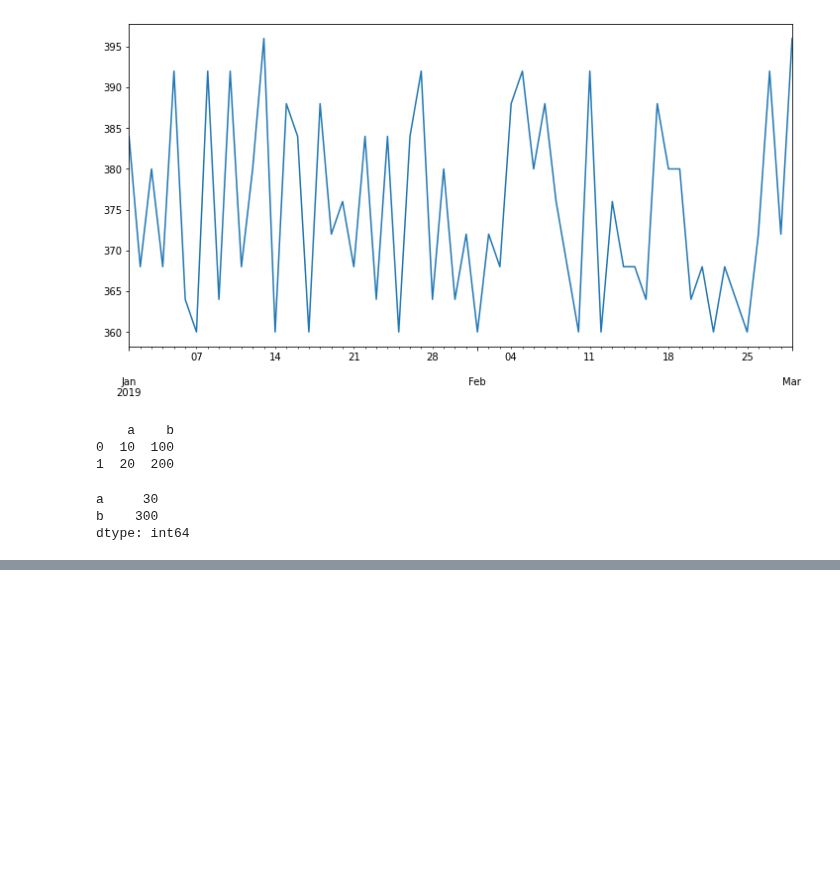
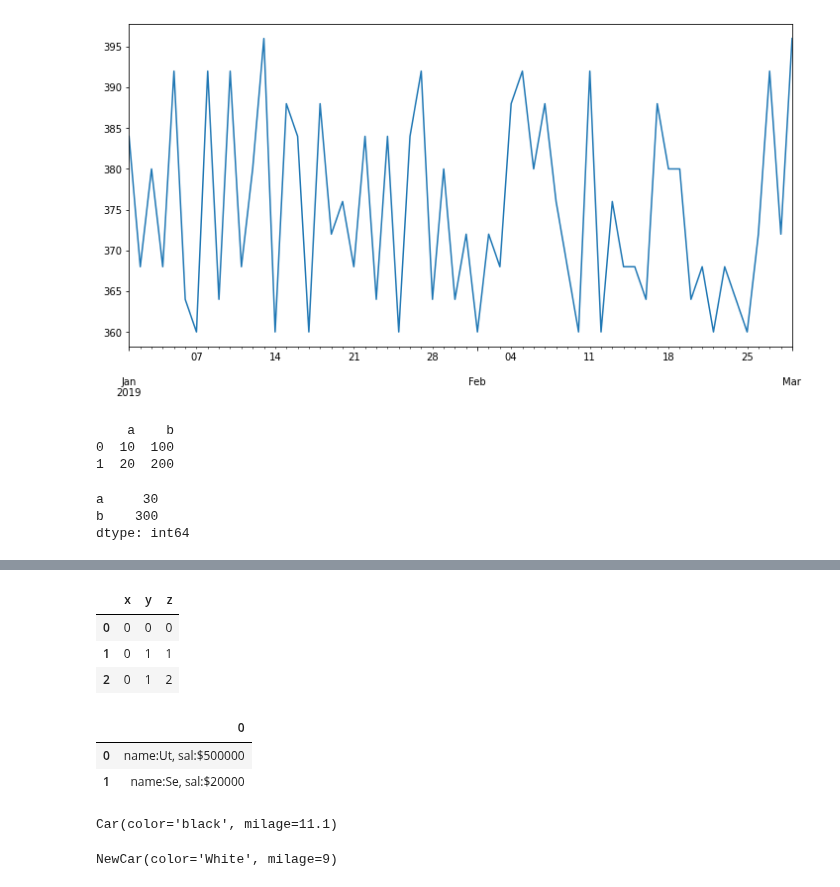
Before and after one commit to UtsavParashar/PythonProblems, a Jupyter notebook: PandasOffDoc.ipynb, the cells around one changed output, grey strips where cells are left out. Cells and saved outputs as stored; diff of their text form; code cells hidden in the pictures; blank space fills up the shorter version.

```diff
--- a/PandasOffDoc.ipynb
+++ b/PandasOffDoc.ipynb
@@ -1760,0 +1910,41 @@ np.con*?
+# %%
+Point = namedtuple('Point3D', 'x y z')
+DataFrame([Point(0,0,0), Point(0,1,1), Point(0,1,2)])
+# %% [output]
+|  | x | y | z |
+| 0 | 0 | 0 | 0 |
+| 1 | 0 | 1 | 1 |
+| 2 | 0 | 1 | 2 |
+# %%
+import ast
+class T:
+    def __init__(self, name, salary):
+        self.name = name
+        self.salary = salary
+    def __repr__(self):
+        return f'name:{self.name}, sal:{self.salary}'
+
+DataFrame([T('Ut', '$500000'), T('Se', '$20000')])
+# %% [output]
+|  | 0 |
+| 0 | name:Ut, sal:$500000 |
+| 1 | name:Se, sal:$20000 |
+# %%
+from dataclasses import dataclass
+from typing import Any
+@dataclass
+class Car:
+    color:str
+    milage: Any # If you don't want to specify datatype that is completely fine
+
+audi = Car('black', 11.1)
+audi
+# %% [output]
+Car(color='black', milage=11.1)
+# %%
+from dataclasses import make_dataclass
+NewCar = make_dataclass('NewCar', ['color', 'milage'])
+benz = NewCar('White', 9)
+benz
+# %% [output]
+NewCar(color='White', milage=9)
```
Also changed, not shown: parts of 24 cells of this notebook, 3 other files.
